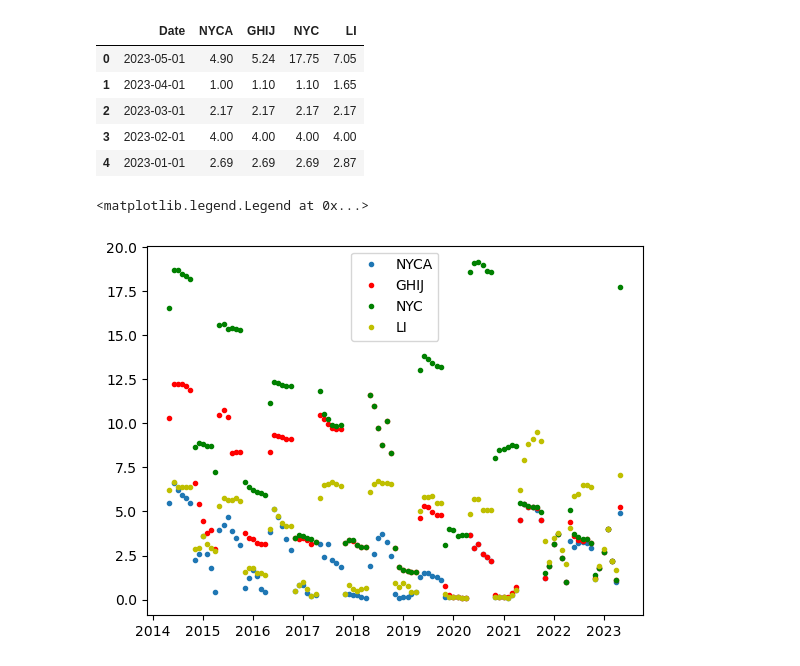
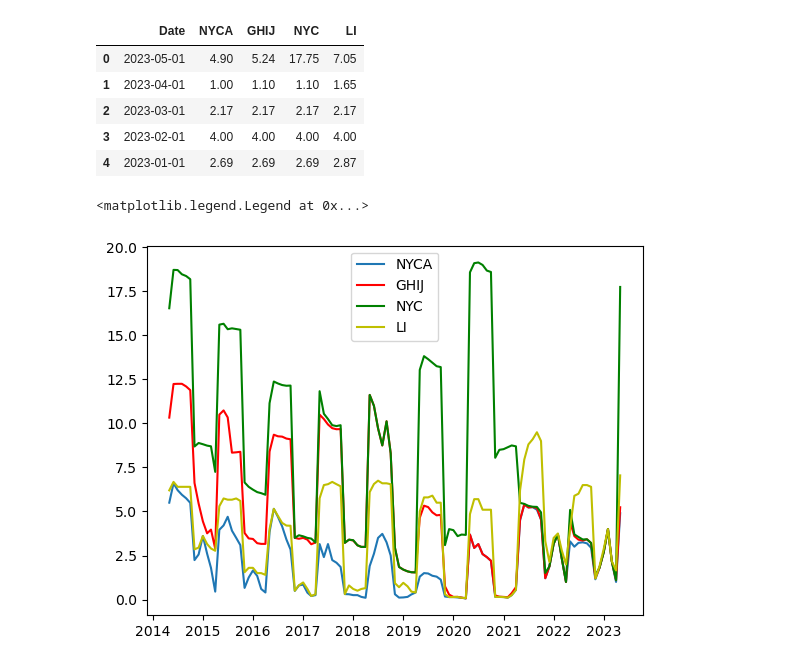
Before and after one commit to borvendegmate/tum_power_system_economics, a Jupyter notebook: code/pairplot.ipynb, the cells around one changed output. Cells and saved outputs as stored; diff of their text form; code cells hidden in the pictures.

```diff
--- a/code/pairplot.ipynb
+++ b/code/pairplot.ipynb
@@ -23,14 +21,14 @@ prices.head()
 | 3 | 2023-02-01 | 4.00 | 4.00 | 4.00 | 4.00 |
 | 4 | 2023-01-01 | 2.69 | 2.69 | 2.69 | 2.87 |
 # %%
-plt.plot(prices['Date'],prices['NYCA'],'.',label='NYCA')
-plt.plot(prices['Date'],prices['GHIJ'],'r.',label='GHIJ')
-plt.plot(prices['Date'],prices['NYC'],'g.',label='NYC')
-plt.plot(prices['Date'],prices['LI'],'y.',label='LI')
+plt.plot(prices['Date'],prices['NYCA'],'-',label='NYCA')
+plt.plot(prices['Date'],prices['GHIJ'],'r-',label='GHIJ')
+plt.plot(prices['Date'],prices['NYC'],'g-',label='NYC')
+plt.plot(prices['Date'],prices['LI'],'y-',label='LI')
 plt.legend()
 # %% [output]
 <matplotlib.legend.Legend at 0x...>
-[figure, old version]
+[figure, new version]
 # %%
 capacity.head()
 # %% [output]
```
Also changed, not shown: parts of 15 cells of this notebook, 1 other file.
